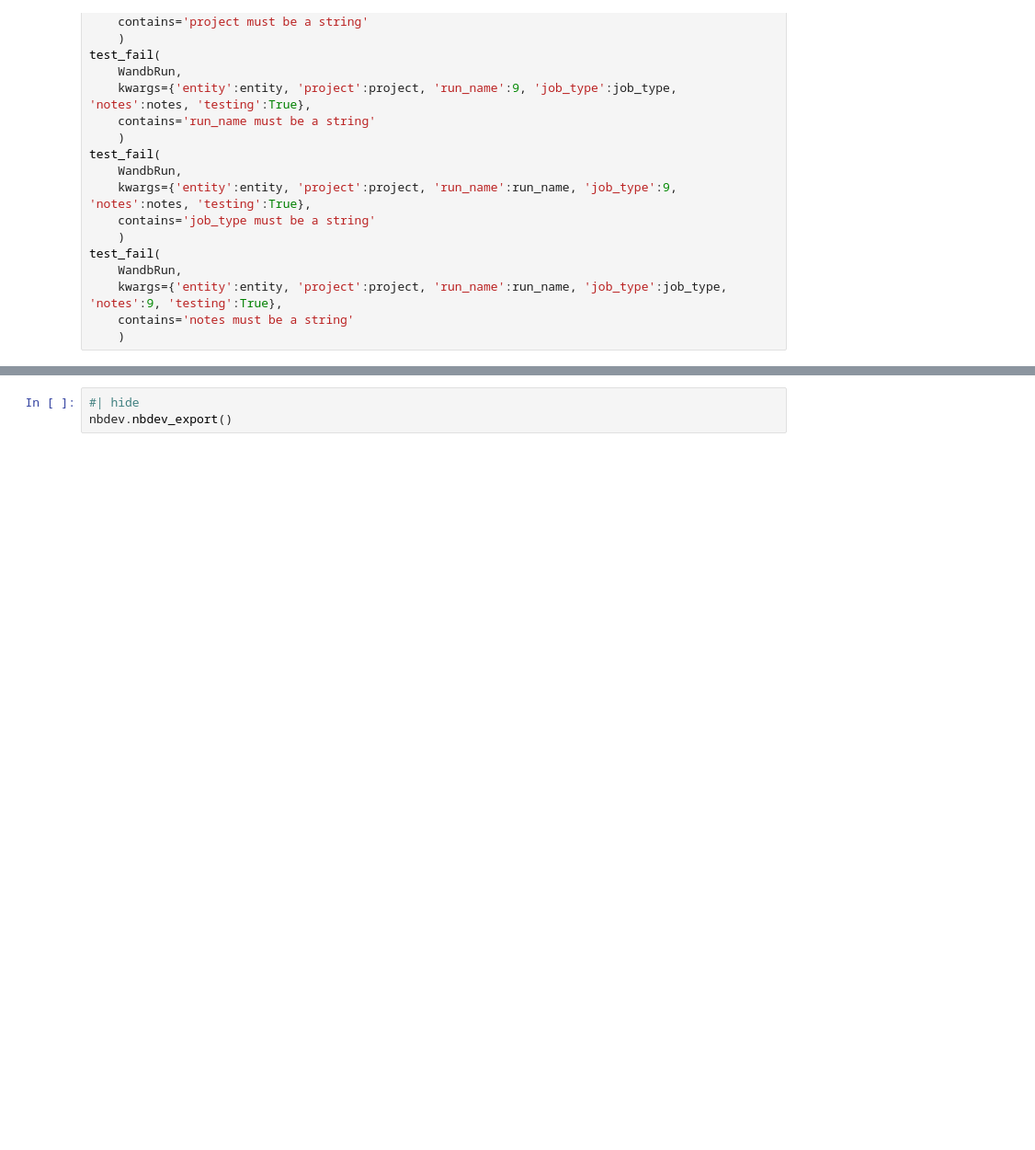
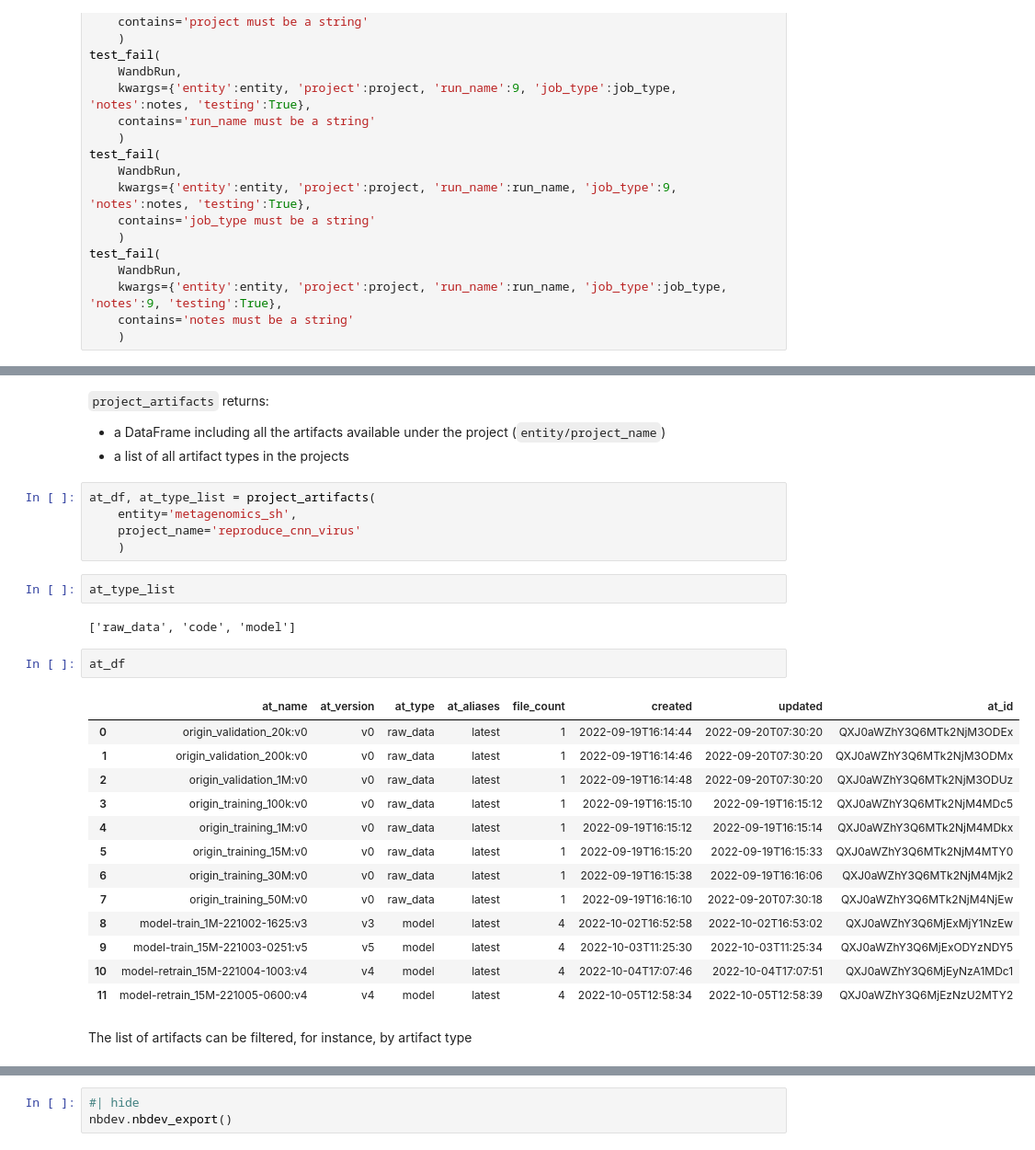
Before and after one commit to vtecftwy/metagentools, a Jupyter notebook: nbs-dev/01_wandb.ipynb, the cells around one changed output, grey strips where cells are left out. Shown at 92% size. Saved outputs shown, nothing was run; the diff lists cells and outputs as text; blank space fills up the shorter version.

```diff
--- a/nbs-dev/01_wandb.ipynb
+++ b/nbs-dev/01_wandb.ipynb
@@ -256,0 +448,32 @@ test_fail(
+# %% [markdown]
+`project_artifacts` returns:
+
+- a DataFrame including all the artifacts available under the project (`entity/project_name`)
+- a list of all artifact types in the projects
+# %%
+at_df, at_type_list = project_artifacts(
+    entity='metagenomics_sh',
+    project_name='reproduce_cnn_virus'
+    )
+# %%
+at_type_list
+# %% [output]
+['raw_data', 'code', 'model']
+# %%
+at_df
+# %% [output]
+|  | at_name | at_version | at_type | at_aliases | file_count | created | updated | at_id |
+| 0 | origin_validation_20k:v0 | v0 | raw_data | latest | 1 | 2022-09-19T16:14:44 | 2022-09-20T07:30:20 | QXJ0aWZhY3Q6MTk2NjM3ODEx |
+| 1 | origin_validation_200k:v0 | v0 | raw_data | latest | 1 | 2022-09-19T16:14:46 | 2022-09-20T07:30:20 | QXJ0aWZhY3Q6MTk2NjM3ODMx |
+| 2 | origin_validation_1M:v0 | v0 | raw_data | latest | 1 | 2022-09-19T16:14:48 | 2022-09-20T07:30:20 | QXJ0aWZhY3Q6MTk2NjM3ODUz |
+| 3 | origin_training_100k:v0 | v0 | raw_data | latest | 1 | 2022-09-19T16:15:10 | 2022-09-19T16:15:12 | QXJ0aWZhY3Q6MTk2NjM4MDc5 |
+| 4 | origin_training_1M:v0 | v0 | raw_data | latest | 1 | 2022-09-19T16:15:12 | 2022-09-19T16:15:14 | QXJ0aWZhY3Q6MTk2NjM4MDkx |
+| 5 | origin_training_15M:v0 | v0 | raw_data | latest | 1 | 2022-09-19T16:15:20 | 2022-09-19T16:15:33 | QXJ0aWZhY3Q6MTk2NjM4MTY0 |
+| 6 | origin_training_30M:v0 | v0 | raw_data | latest | 1 | 2022-09-19T16:15:38 | 2022-09-19T16:16:06 | QXJ0aWZhY3Q6MTk2NjM4Mjk2 |
+| 7 | origin_training_50M:v0 | v0 | raw_data | latest | 1 | 2022-09-19T16:16:10 | 2022-09-20T07:30:18 | QXJ0aWZhY3Q6MTk2NjM4NjEw |
+| 8 | model-train_1M-221002-1625:v3 | v3 | model | latest | 4 | 2022-10-02T16:52:58 | 2022-10-02T16:53:02 | QXJ0aWZhY3Q6MjExMjY1NzEw |
+| 9 | model-train_15M-221003-0251:v5 | v5 | model | latest | 4 | 2022-10-03T11:25:30 | 2022-10-03T11:25:34 | QXJ0aWZhY3Q6MjExODYzNDY5 |
+| 10 | model-retrain_15M-221004-1003:v4 | v4 | model | latest | 4 | 2022-10-04T17:07:46 | 2022-10-04T17:07:51 | QXJ0aWZhY3Q6MjEyNzA1MDc1 |
+| 11 | model-retrain_15M-221005-0600:v4 | v4 | model | latest | 4 | 2022-10-05T12:58:34 | 2022-10-05T12:58:39 | QXJ0aWZhY3Q6MjEzNzU2MTY2 |
+# %% [markdown]
+The list of artifacts can be filtered, for instance, by artifact type
```
Also changed, not shown: parts of 53 cells of this notebook, 7 other files.
